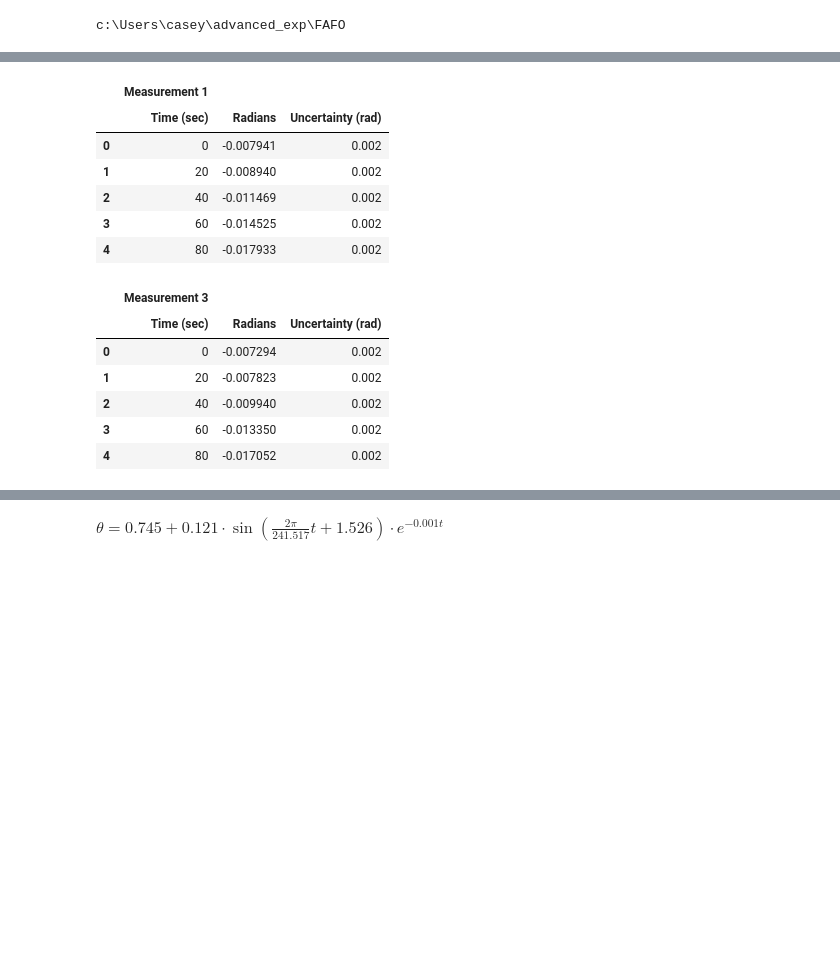
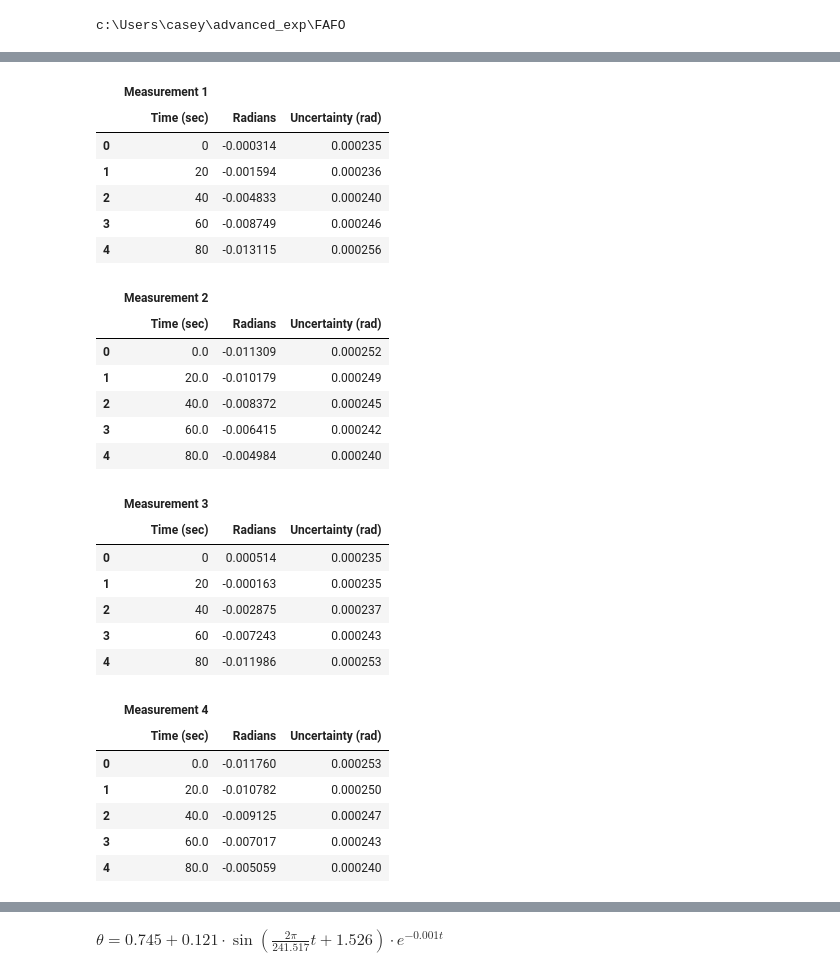
Before and after one commit to Steinburglar/advanced_exp, a Jupyter notebook: FAFO/TestCasey.ipynb, the cells around one changed output, grey strips where cells are left out. Saved outputs shown, nothing was run; the diff lists cells and outputs as text; code cells hidden in the pictures; blank space fills up the shorter version.

```diff
--- a/FAFO/TestCasey.ipynb
+++ b/FAFO/TestCasey.ipynb
@@ -36,18 +18,34 @@ TypeError: Pos() missing 1 required positional argument: 's'
 # %%
 display(dfs[0].head())
+display(dfs[1].head())
 display(dfs[2].head())
+display(dfs[3].head())
 # %% [output]
 |  | Measurement 1 |  |  |
 |  | Time (sec) | Radians | Uncertainty (rad) |
-| 0 | 0 | -0.007941 | 0.002 |
-| 1 | 20 | -0.008940 | 0.002 |
-| 2 | 40 | -0.011469 | 0.002 |
-| 3 | 60 | -0.014525 | 0.002 |
-| 4 | 80 | -0.017933 | 0.002 |
+| 0 | 0 | -0.000314 | 0.000235 |
+| 1 | 20 | -0.001594 | 0.000236 |
+| 2 | 40 | -0.004833 | 0.000240 |
+| 3 | 60 | -0.008749 | 0.000246 |
+| 4 | 80 | -0.013115 | 0.000256 |
-|  | Measurement 3 |  |  |
+|  | Measurement 2 |  |  |
 |  | Time (sec) | Radians | Uncertainty (rad) |
-| 0 | 0 | -0.007294 | 0.002 |
-| 1 | 20 | -0.007823 | 0.002 |
-| 2 | 40 | -0.009940 | 0.002 |
-| 3 | 60 | -0.013350 | 0.002 |
-| 4 | 80 | -0.017052 | 0.002 |
+| 0 | 0.0 | -0.011309 | 0.000252 |
+| 1 | 20.0 | -0.010179 | 0.000249 |
+| 2 | 40.0 | -0.008372 | 0.000245 |
+| 3 | 60.0 | -0.006415 | 0.000242 |
+| 4 | 80.0 | -0.004984 | 0.000240 |
+|  | Measurement 3 |  |  |
+|  | Time (sec) | Radians | Uncertainty (rad) |
+| 0 | 0 | 0.000514 | 0.000235 |
+| 1 | 20 | -0.000163 | 0.000235 |
+| 2 | 40 | -0.002875 | 0.000237 |
+| 3 | 60 | -0.007243 | 0.000243 |
+| 4 | 80 | -0.011986 | 0.000253 |
+|  | Measurement 4 |  |  |
+|  | Time (sec) | Radians | Uncertainty (rad) |
+| 0 | 0.0 | -0.011760 | 0.000253 |
+| 1 | 20.0 | -0.010782 | 0.000250 |
+| 2 | 40.0 | -0.009125 | 0.000247 |
+| 3 | 60.0 | -0.007017 | 0.000243 |
+| 4 | 80.0 | -0.005059 | 0.000240 |
```
Also changed, not shown: parts of 11 cells of this notebook.
